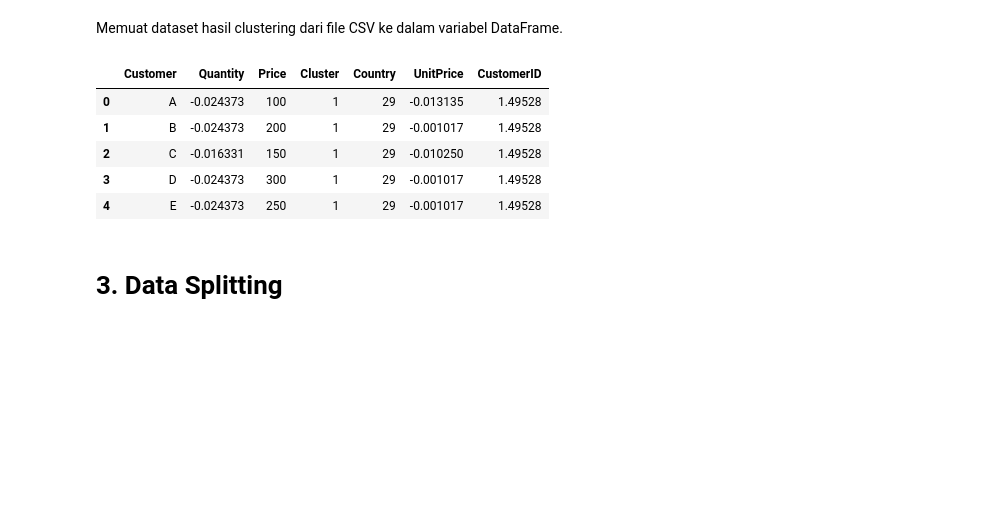
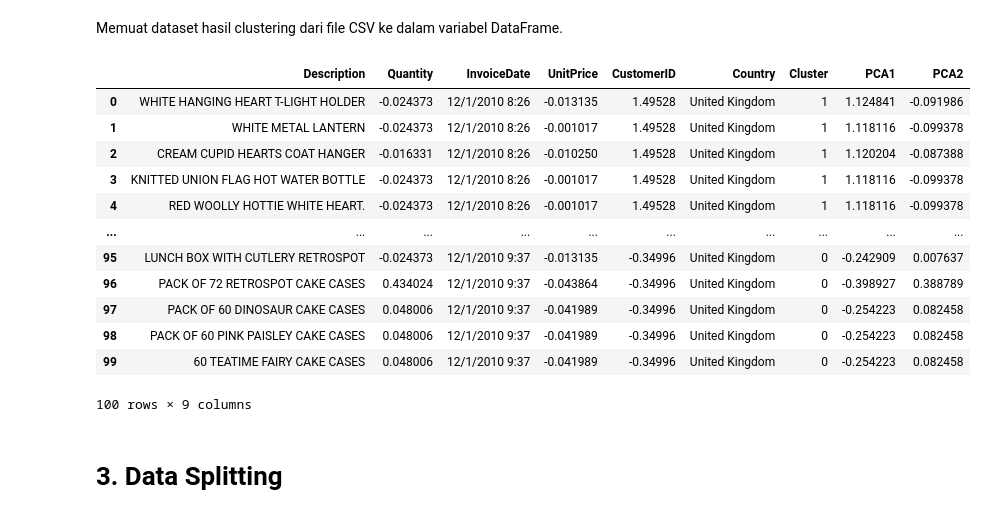
Before and after one commit to Bagusbimawan/projek-akhir-machine-learning-pemula, a Jupyter notebook: [Klasifikasi]_Submission_Akhir_BMLP_Bagus_Bimawan.ipynb, the cells around one changed output. Saved outputs shown, nothing was run; the diff lists cells and outputs as text; code cells hidden in the pictures; blank space fills up the shorter version.

```diff
--- a/[Klasifikasi]_Submission_Akhir_BMLP_Bagus_Bimawan.ipynb
+++ b/[Klasifikasi]_Submission_Akhir_BMLP_Bagus_Bimawan.ipynb
@@ -13,14 +13,21 @@ from sklearn.metrics import accuracy_score, f1_score
 Memuat dataset hasil clustering dari file CSV ke dalam variabel DataFrame.
 # %%
 ## Membaca data hasil clustering
-df = pd.read_csv("hasil_clustering.csv")
-df
+df = pd.read_csv("dataset_klasifikasi.csv")
+df.head(100)
 # %% [output]
-|  | Customer | Quantity | Price | Cluster | Country | UnitPrice | CustomerID |
-| 0 | A | -0.024373 | 100 | 1 | 29 | -0.013135 | 1.49528 |
-| 1 | B | -0.024373 | 200 | 1 | 29 | -0.001017 | 1.49528 |
-| 2 | C | -0.016331 | 150 | 1 | 29 | -0.010250 | 1.49528 |
-| 3 | D | -0.024373 | 300 | 1 | 29 | -0.001017 | 1.49528 |
-| 4 | E | -0.024373 | 250 | 1 | 29 | -0.001017 | 1.49528 |
+|  | Description | Quantity | InvoiceDate | UnitPrice | CustomerID | Country | Cluster | PCA1 | PCA2 |
+| 0 | WHITE HANGING HEART T-LIGHT HOLDER | -0.024373 | 12/1/2010 8:26 | -0.013135 | 1.49528 | United Kingdom | 1 | 1.124841 | -0.091986 |
+| 1 | WHITE METAL LANTERN | -0.024373 | 12/1/2010 8:26 | -0.001017 | 1.49528 | United Kingdom | 1 | 1.118116 | -0.099378 |
+| 2 | CREAM CUPID HEARTS COAT HANGER | -0.016331 | 12/1/2010 8:26 | -0.010250 | 1.49528 | United Kingdom | 1 | 1.120204 | -0.087388 |
+| 3 | KNITTED UNION FLAG HOT WATER BOTTLE | -0.024373 | 12/1/2010 8:26 | -0.001017 | 1.49528 | United Kingdom | 1 | 1.118116 | -0.099378 |
+| 4 | RED WOOLLY HOTTIE WHITE HEART. | -0.024373 | 12/1/2010 8:26 | -0.001017 | 1.49528 | United Kingdom | 1 | 1.118116 | -0.099378 |
+| ... | ... | ... | ... | ... | ... | ... | ... | ... | ... |
+| 95 | LUNCH BOX WITH CUTLERY RETROSPOT | -0.024373 | 12/1/2010 9:37 | -0.013135 | -0.34996 | United Kingdom | 0 | -0.242909 | 0.007637 |
+| 96 | PACK OF 72 RETROSPOT CAKE CASES | 0.434024 | 12/1/2010 9:37 | -0.043864 | -0.34996 | United Kingdom | 0 | -0.398927 | 0.388789 |
+| 97 | PACK OF 60 DINOSAUR CAKE CASES | 0.048006 | 12/1/2010 9:37 | -0.041989 | -0.34996 | United Kingdom | 0 | -0.254223 | 0.082458 |
+| 98 | PACK OF 60 PINK PAISLEY CAKE CASES | 0.048006 | 12/1/2010 9:37 | -0.041989 | -0.34996 | United Kingdom | 0 | -0.254223 | 0.082458 |
+| 99 | 60 TEATIME FAIRY CAKE CASES | 0.048006 | 12/1/2010 9:37 | -0.041989 | -0.34996 | United Kingdom | 0 | -0.254223 | 0.082458 |
+100 rows × 9 columns
 # %%
 # Pastikan dataset memiliki kolom target 'Cluster'
```
Also changed, not shown: parts of 2 cells of this notebook, 8 other files.
